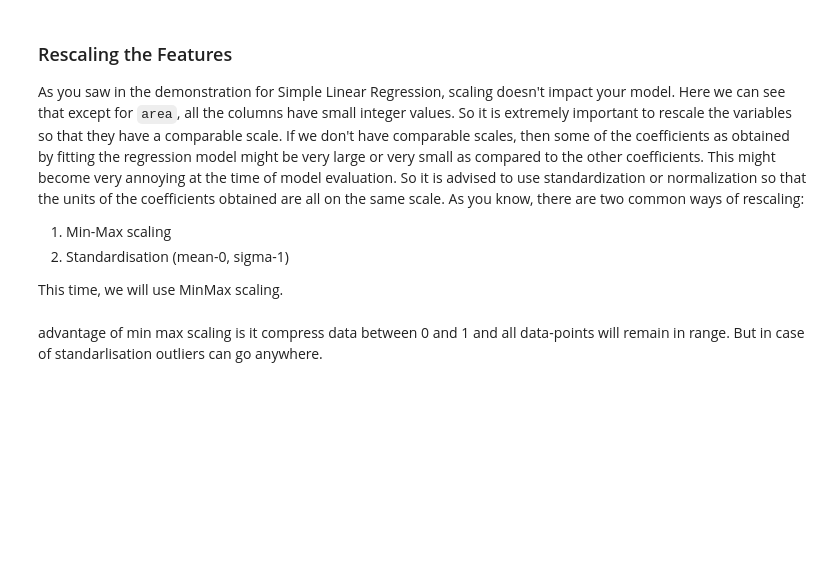
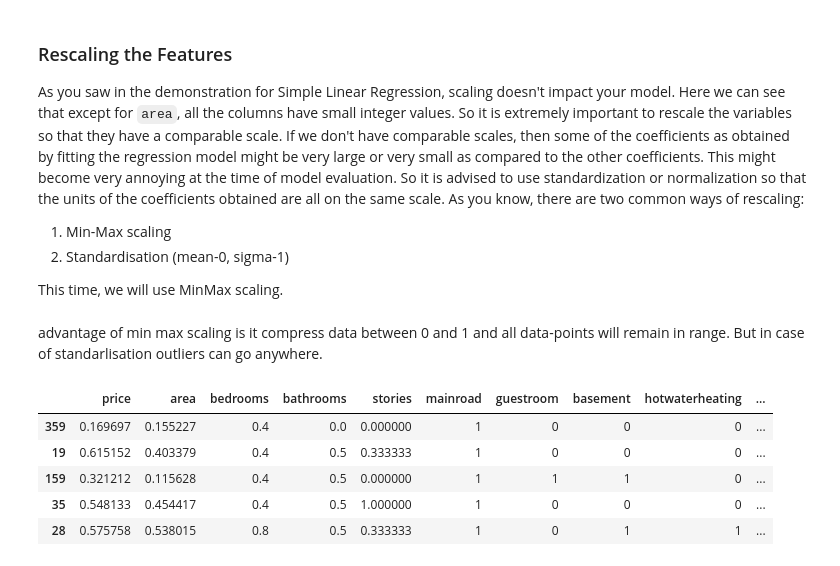
Before and after one commit to DhruvDA/Multiple_linear_regression, a Jupyter notebook: Jupyter_notebooks/Housing_case_study.ipynb, the cells around one changed output. Cells and saved outputs as stored; diff of their text form; code cells hidden in the pictures; blank space fills up the shorter version.

```diff
--- a/Jupyter_notebooks/Housing_case_study.ipynb
+++ b/Jupyter_notebooks/Housing_case_study.ipynb
@@ -276,0 +285,9 @@ advantage of min max scaling is it compress data between 0 and 1 and all data-po
+# %%
+df_train.head()
+# %% [output]
+|  | price | area | bedrooms | bathrooms | stories | mainroad | guestroom | basement | hotwaterheating | ... |
+| 359 | 0.169697 | 0.155227 | 0.4 | 0.0 | 0.000000 | 1 | 0 | 0 | 0 | ... |
+| 19 | 0.615152 | 0.403379 | 0.4 | 0.5 | 0.333333 | 1 | 0 | 0 | 0 | ... |
+| 159 | 0.321212 | 0.115628 | 0.4 | 0.5 | 0.000000 | 1 | 1 | 1 | 0 | ... |
+| 35 | 0.548133 | 0.454417 | 0.4 | 0.5 | 1.000000 | 1 | 0 | 0 | 0 | ... |
+| 28 | 0.575758 | 0.538015 | 0.8 | 0.5 | 0.333333 | 1 | 0 | 1 | 1 | ... |
```
Also changed, not shown: parts of 9 cells of this notebook.
